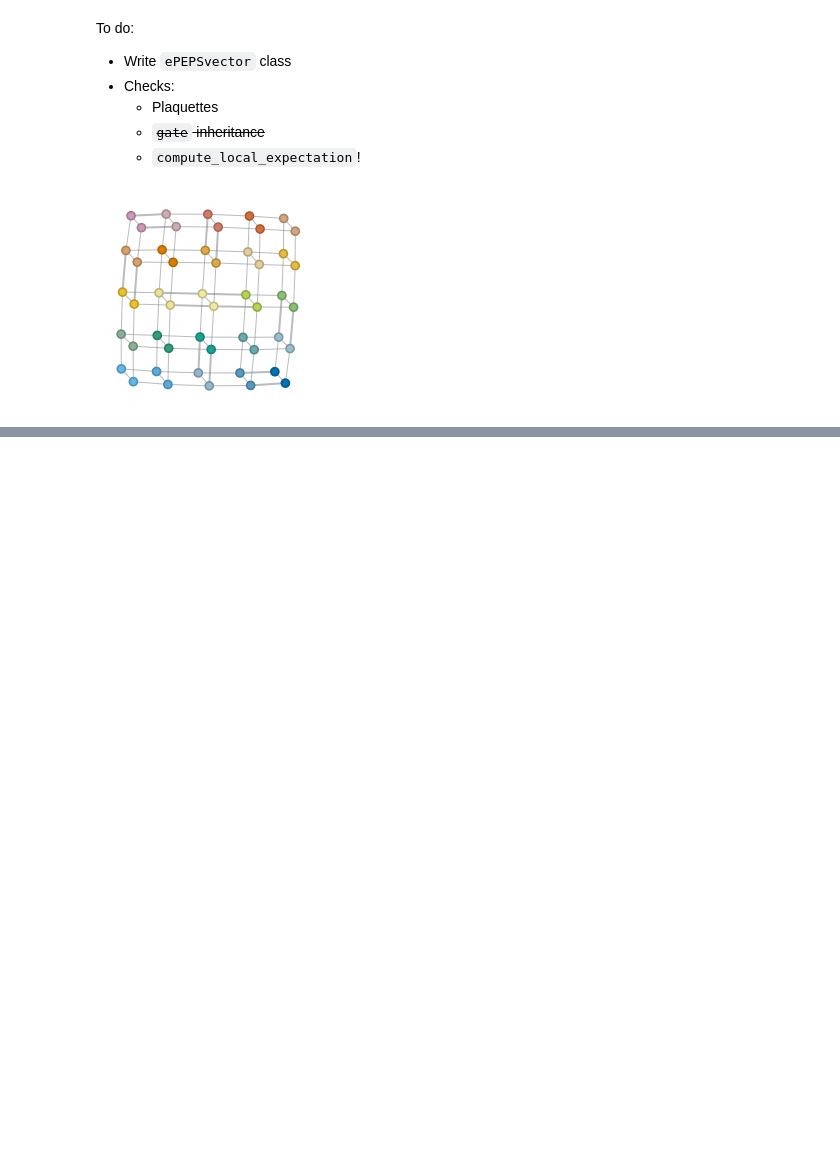
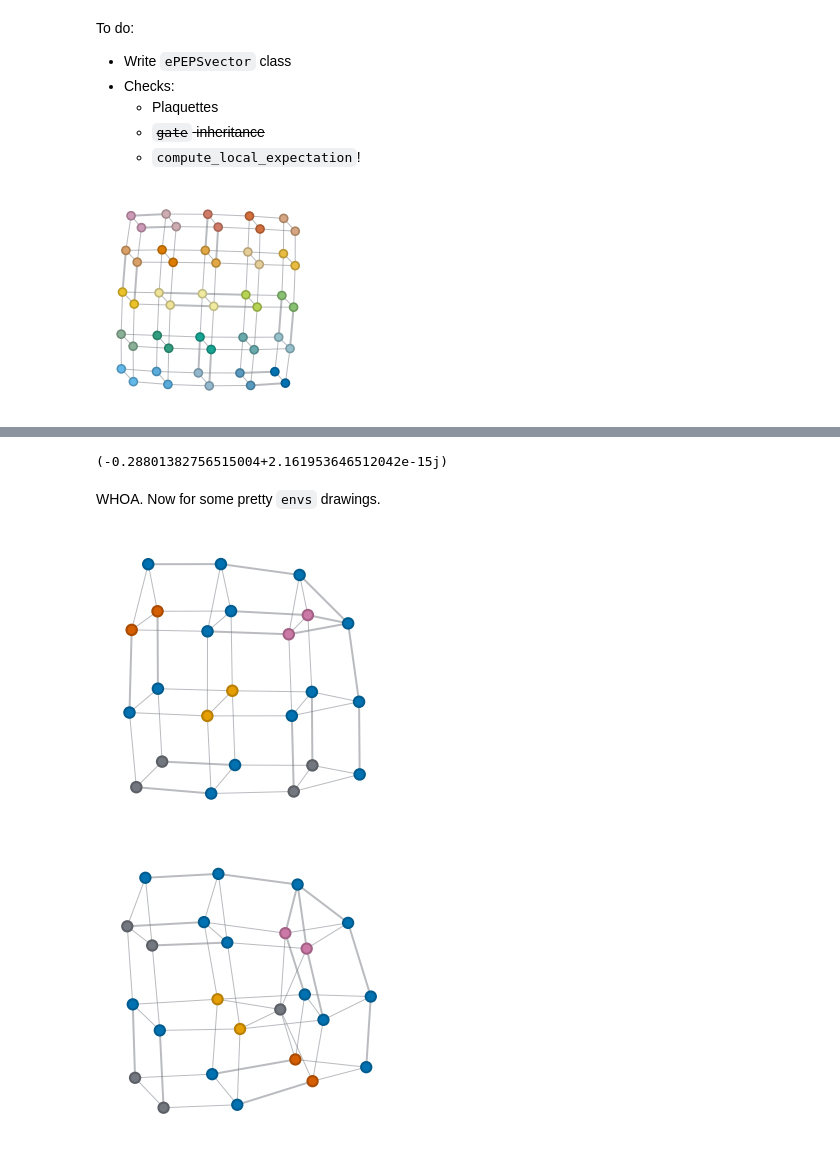
Before and after one commit to gabrielwoolls/fermion-encoding, a Jupyter notebook: Examples-Testing.ipynb, the cells around one changed output, grey strips where cells are left out. Cells and saved outputs as stored; diff of their text form; code cells hidden in the pictures; blank space fills up the shorter version.

Commit message:
Worked compute_local_expecs

```diff
--- a/Examples-Testing.ipynb
+++ b/Examples-Testing.ipynb
@@ -640,0 +647,5 @@ epvec.make_norm().draw(color=(*epvec.site_tags,), figsize=(3,3), legend=0)
+# %%
+q2coo = lambda q: epvec.qubit_to_coo_map[q]
+
+CooHam = beeky.SpinlessSimHam(Lx=3, Ly=3).convert_to_coordinate_ham(q2coo)
+ham_terms = CooHam._coo_ham_terms
@@ -640,0 +668,27 @@ epvec.make_norm().draw(color=(*epvec.site_tags,), figsize=(3,3), legend=0)
+# %%
+reload(beeky)
+epvec = beeky.QubitEncodeVector.rand(3, 3).convert_to_ePEPS_vector(dummy_size=2)
+
+envs, plaqmap = epvec.calc_plaquette_envs_and_map(terms=ham_terms)
+# %%
+epvec.compute_local_expectation(terms=ham_terms, normalized=True, plaquette_envs=envs, plaquette_map=plaqmap)
+# %% [output]
+(-0.28801382756515004+2.161953646512042e-15j)
+# %% [markdown]
+WHOA. Now for some pretty `envs` drawings.
+# %%
+norm, bra, ket = epvec.make_norm(return_all=True)
+
+where, G = list(ham_terms.items())[6]
+p = plaqmap[where]
+sites = tuple(starmap(ket.site_tag, qtn.tensor_2d.plaquette_to_sites(p)))
+
+ket_local = ket.select_any(sites).view_as_(qtn.tensor_2d.TensorNetwork2DVector, like=epvec)
+bra_and_env = bra.select_any(sites) | envs[p]
+
+(ket_local|bra_and_env).draw(color=(*sites,'AUX'), show_inds=0, show_tags=0, figsize=(5,4), legend=0)
+
+(ket_local.gate(G, where, contract=False) | bra_and_env).draw(color=(*sites,'AUX'), show_inds=0, show_tags=0, figsize=(5,4), legend=0)
+# %% [output]
+[figure, added]
+[figure, added]
```
Also changed, not shown: parts of 9 cells of this notebook, 2 other files.
